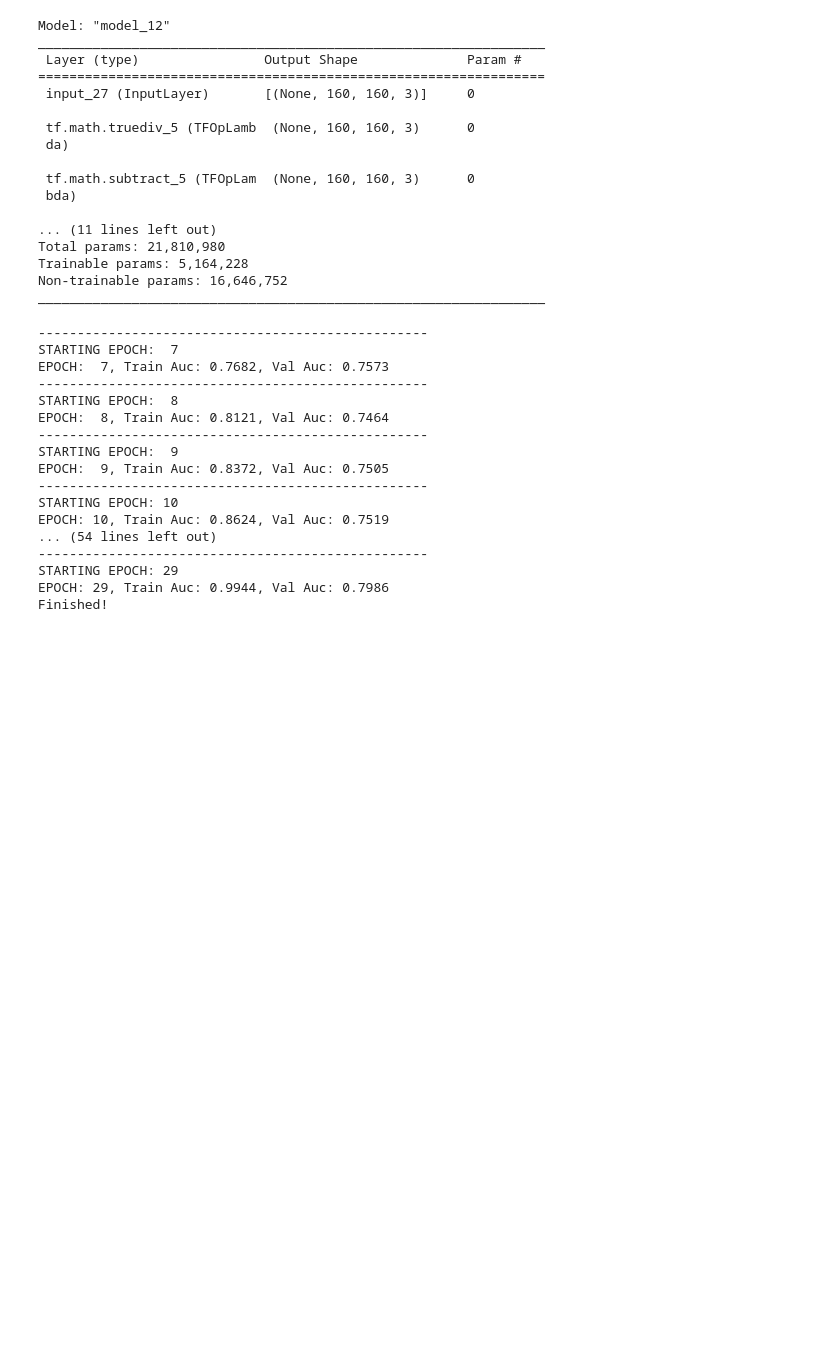
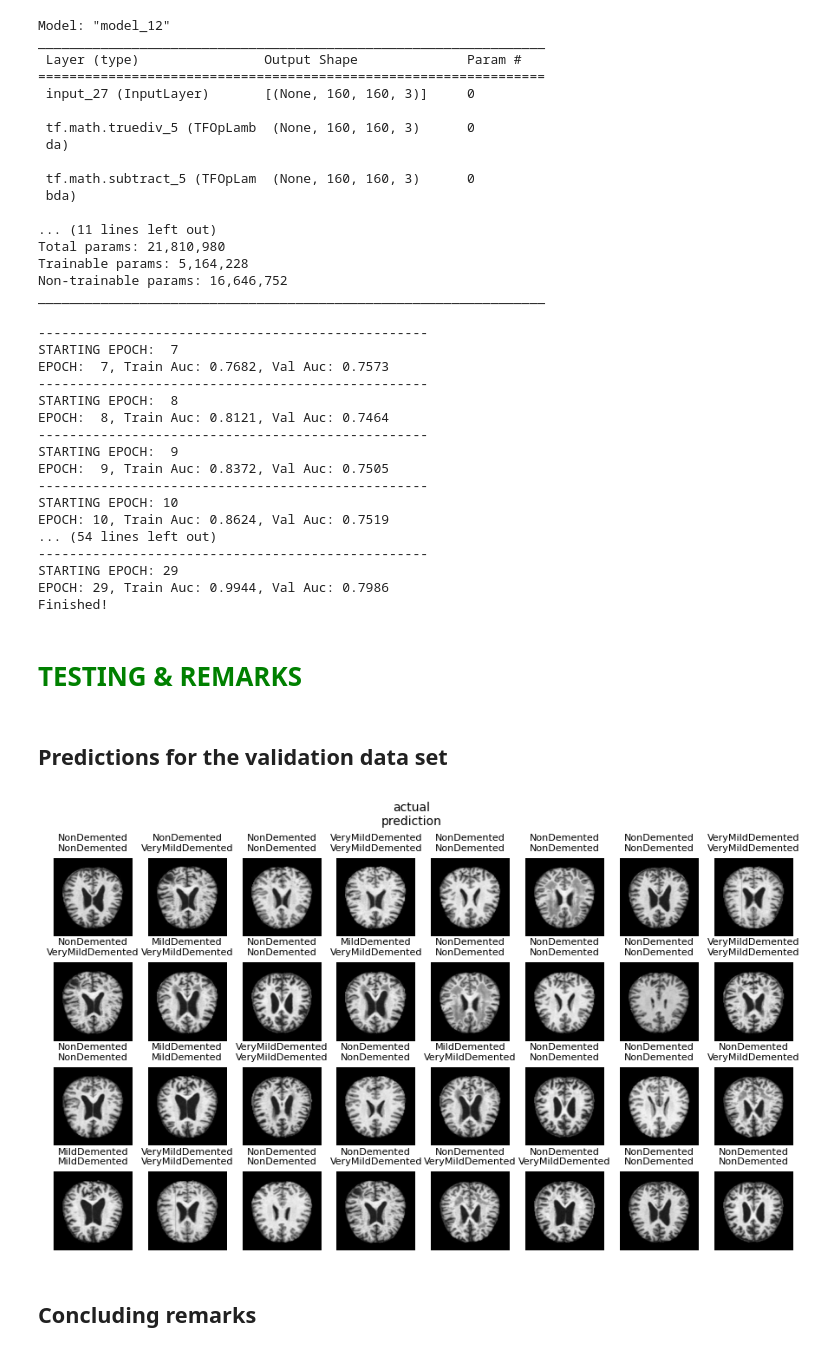
Before and after one commit to rfjd/Machine-Learning, a Jupyter notebook: Alzheimer/alzheimer.ipynb, the cells around one changed output. Saved outputs shown, nothing was run; the diff lists cells and outputs as text; code cells hidden in the pictures; blank space fills up the shorter version.

Commit message:
added testing and some concluding remarks.

```diff
--- a/Alzheimer/alzheimer.ipynb
+++ b/Alzheimer/alzheimer.ipynb
@@ -334,3 +334,33 @@ EPOCH: 10, Train Auc: 0.8624, Val Auc: 0.7519
 STARTING EPOCH: 29
 EPOCH: 29, Train Auc: 0.9944, Val Auc: 0.7986
 Finished!
+# %% [markdown]
+# <span style="color:green"> TESTING & REMARKS </span>
+# %% [markdown]
+## Predictions for the validation data set
+# %%
+alzheimer_model_inception = model #tf.keras.models.load_model('alzheimer_model_inception.h5')
+alzheimer_model_inception.trainable = False
+image_batch, label_batch = next(iter(test_ds_OHE))
+preds_batch = alzheimer_model_inception(image_batch).numpy()
+yhat_batch = np.argmax(preds_batch,axis=1)
+m = image_batch.shape[0]
+fig, ax = plt.subplots(nrows=4, ncols=8, figsize=(11, 6))
+fig.subplots_adjust(wspace=0.2, hspace=0.2)
+
+from termcolor import colored
+for a in ax.flat:
+    random_index = np.random.randint(m)
+    a.imshow(image_batch[random_index].numpy().astype("uint8"))
+    print_data = class_names[np.argmax(label_batch[random_index])]
+    print_pred = class_names[yhat_batch[random_index]]
+    title = f"{print_data}\n{print_pred}"
+    a.set_title(title,fontsize = 8)
+    a.set_axis_off()
+
+fig.suptitle('actual\nprediction',fontsize=10)
+plt.show()
+# %% [output]
+[figure, added]
+# %% [markdown]
+## Concluding remarks
```
Also changed, not shown: parts of 7 cells of this notebook.
